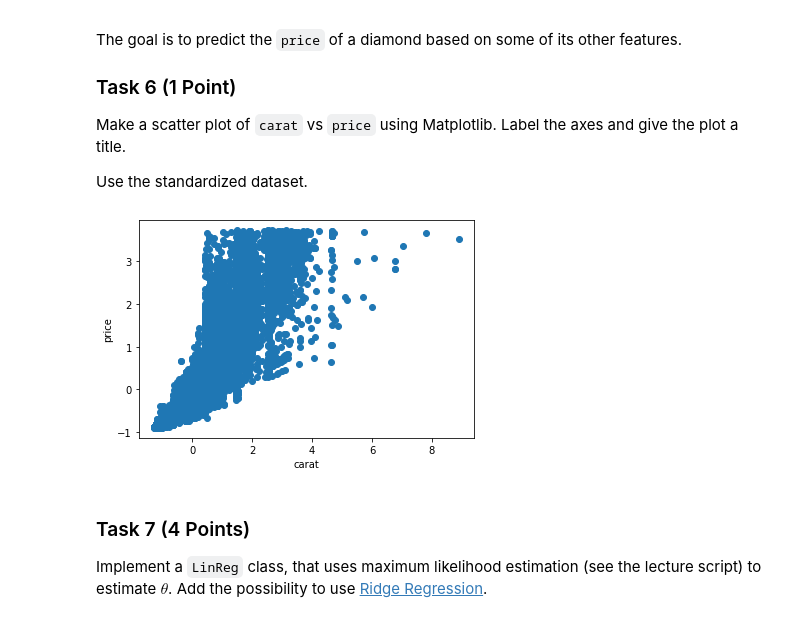
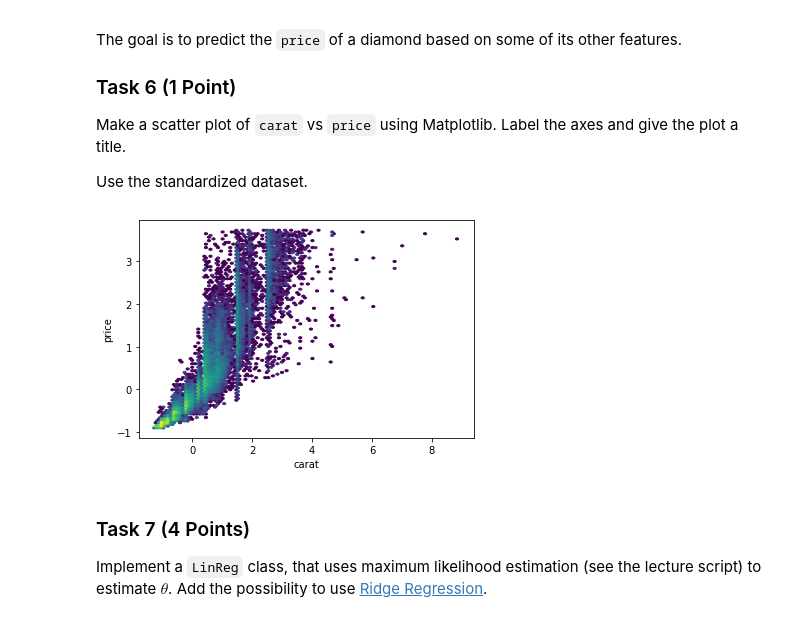
Before and after one commit to eichelb4rt/hw, a Jupyter notebook: S8_SS2022/AGML_Lab/02/exercise1.ipynb, the cells around one changed output. Cells and saved outputs as stored; diff of their text form; code cells hidden in the pictures.

```diff
--- a/S8_SS2022/AGML_Lab/02/exercise1.ipynb
+++ b/S8_SS2022/AGML_Lab/02/exercise1.ipynb
@@ -174,12 +178,13 @@ Use the standardized dataset.
 # %%
 carat = standardized_df[:,df.columns.get_loc('carat')]
 price = standardized_df[:,df.columns.get_loc('price')]
-plt.scatter(carat, price)
+# plt.scatter(carat, price)
+plt.hexbin(carat, price, bins='log')
 plt.xlabel('carat')
 plt.ylabel('price')
 plt.show()
 # %% [output]
-[figure, old version]
+[figure, new version]
 # %% [markdown]
 ### Task 7 (4 Points)
 
```
Also changed, not shown: parts of 3 cells of this notebook.
